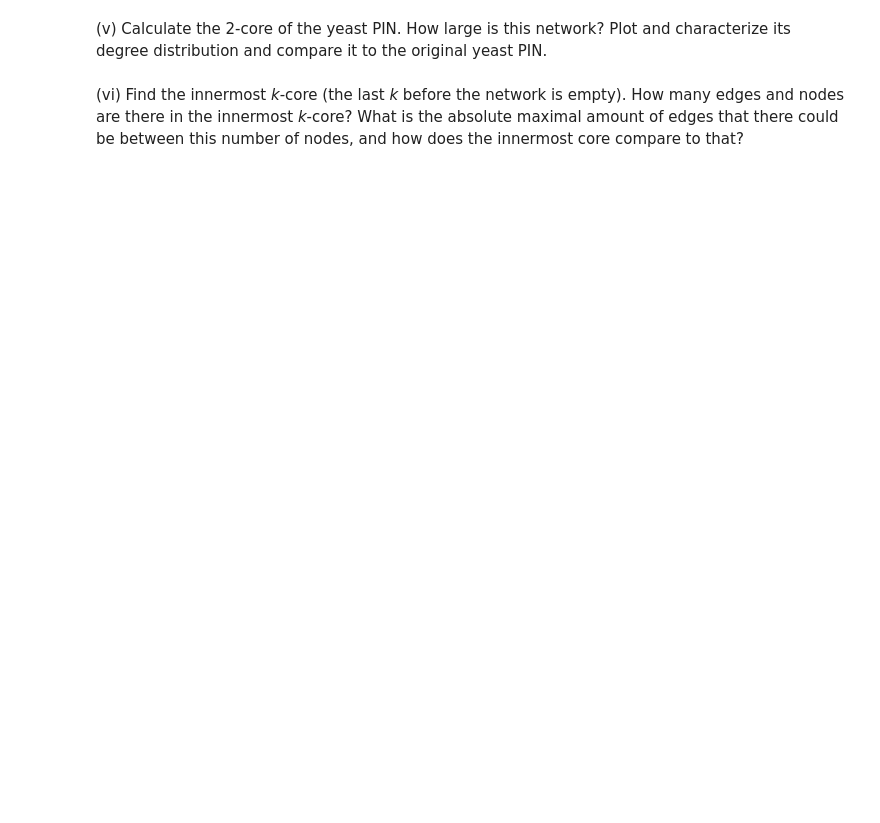
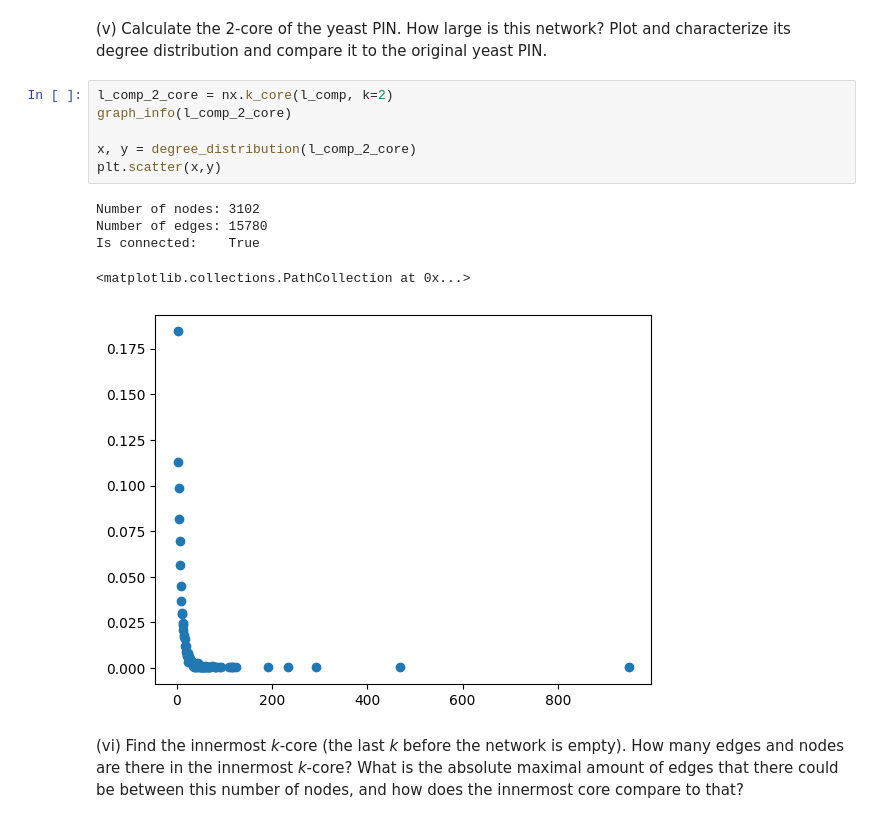
Before and after one commit to mkl061/TBT4165, a Jupyter notebook: project2/project_2.ipynb, the cells around one changed output. Drawn from its saved outputs; the diff is of its cells as text; blank space fills up the shorter version.

```diff
--- a/project2/project_2.ipynb
+++ b/project2/project_2.ipynb
@@ -98,4 +186,16 @@ while number of edges is 68704
 # %% [markdown]
 (v) Calculate the 2-core of the yeast PIN. How large is this network? Plot and characterize its degree distribution and compare it to the original yeast PIN.
+# %%
+l_comp_2_core = nx.k_core(l_comp, k=2)
+graph_info(l_comp_2_core)
+
+x, y = degree_distribution(l_comp_2_core)
+plt.scatter(x,y)
+# %% [output]
+Number of nodes: 3102
+Number of edges: 15780
+Is connected:    True
+<matplotlib.collections.PathCollection at 0x...>
+[figure, added]
 # %% [markdown]
 (vi)  Find the innermost *k*-core (the last *k* before the network is empty). How many edges and nodes are there in the innermost *k*-core? What is the absolute maximal amount of edges that there could be between this number of nodes, and how does the innermost core compare to that?
```
Also changed, not shown: parts of 12 cells of this notebook, 1 other file.
